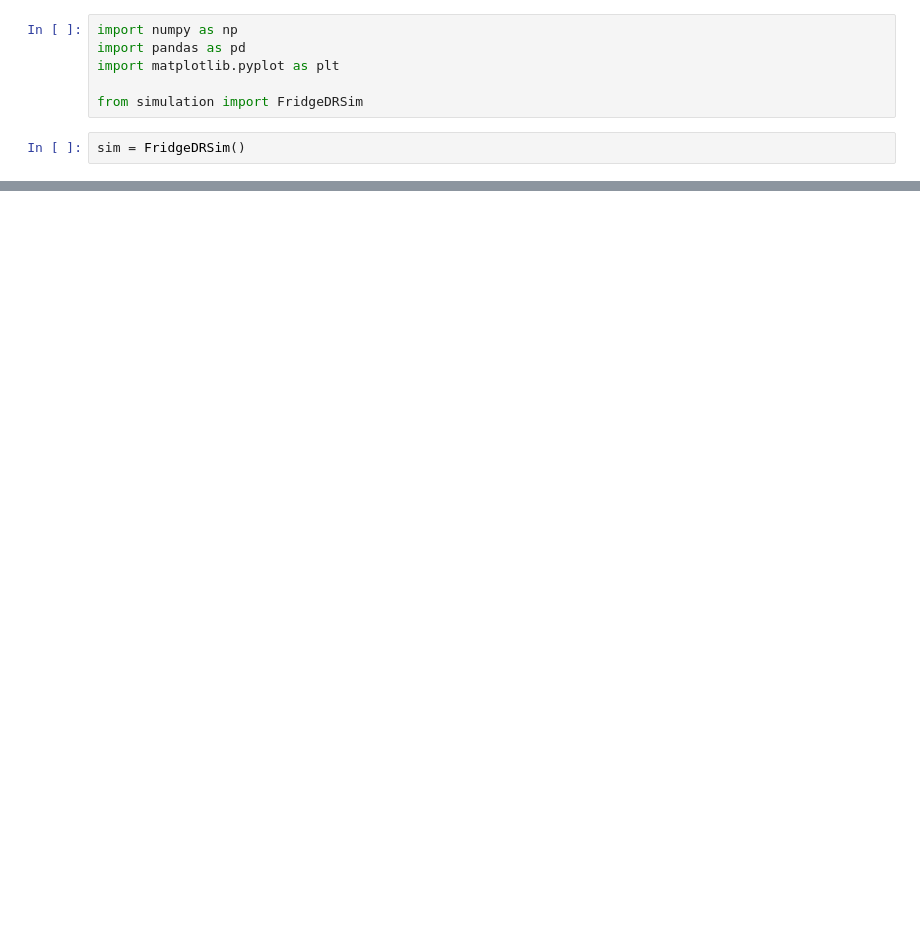
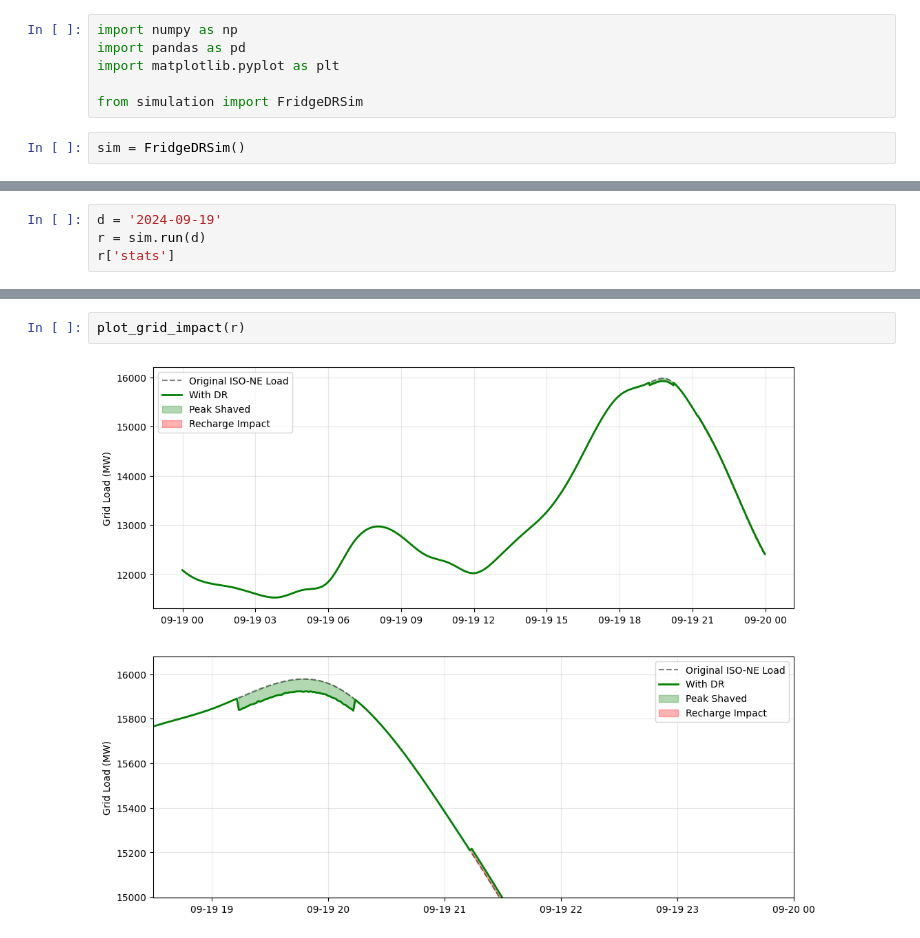
Before and after one commit to eoh2200/fridge_sim, a Jupyter notebook: multi_sim.ipynb, the cells around one changed output, grey strips where cells are left out. Saved outputs shown, nothing was run; the diff lists cells and outputs as text; blank space fills up the shorter version.

```diff
--- a/multi_sim.ipynb
+++ b/multi_sim.ipynb
@@ -26,0 +35,4 @@ plt.hist(peak_shaving, bins=100);
+# %%
+d = '2024-09-19'
+r = sim.run(d)
+r['stats']
@@ -26,0 +87,4 @@ plt.hist(peak_shaving, bins=100);
+# %%
+plot_grid_impact(r)
+# %% [output]
+[figure, added]
```
Also changed, not shown: parts of 4 cells of this notebook, 1 other file.
